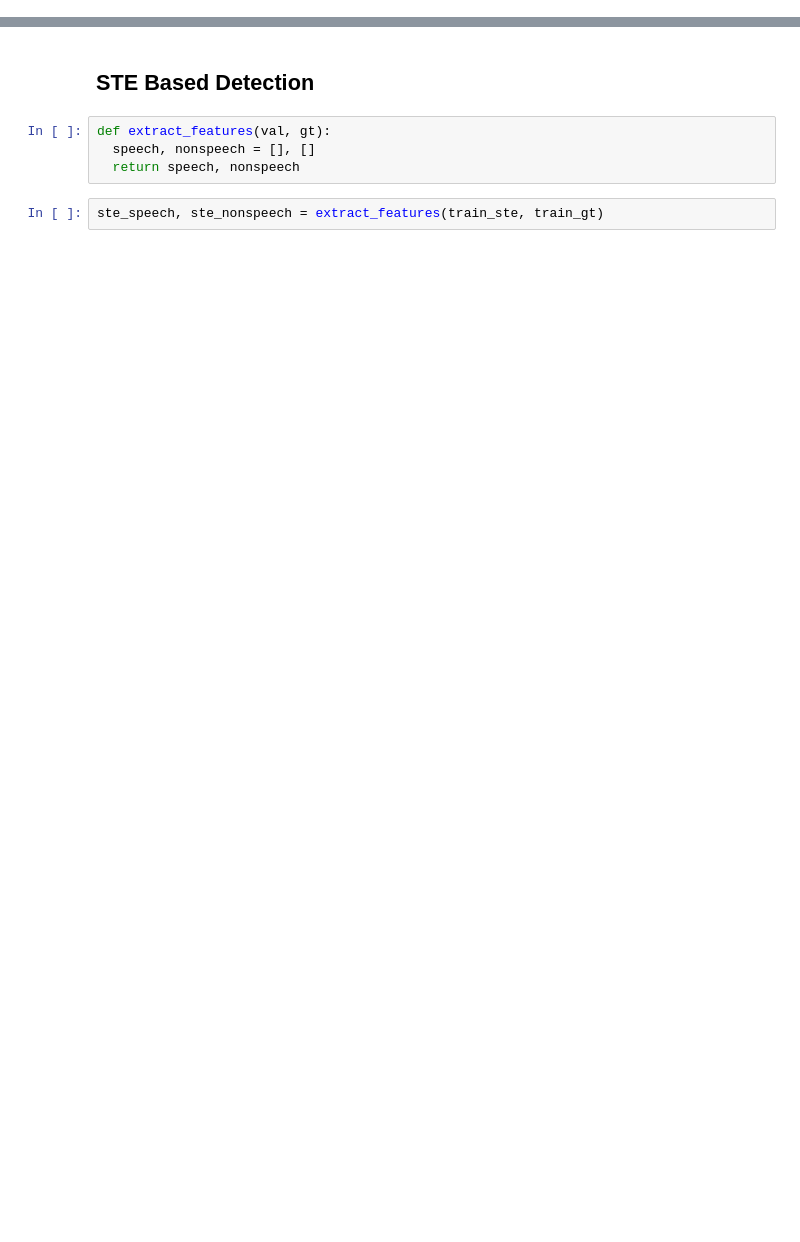
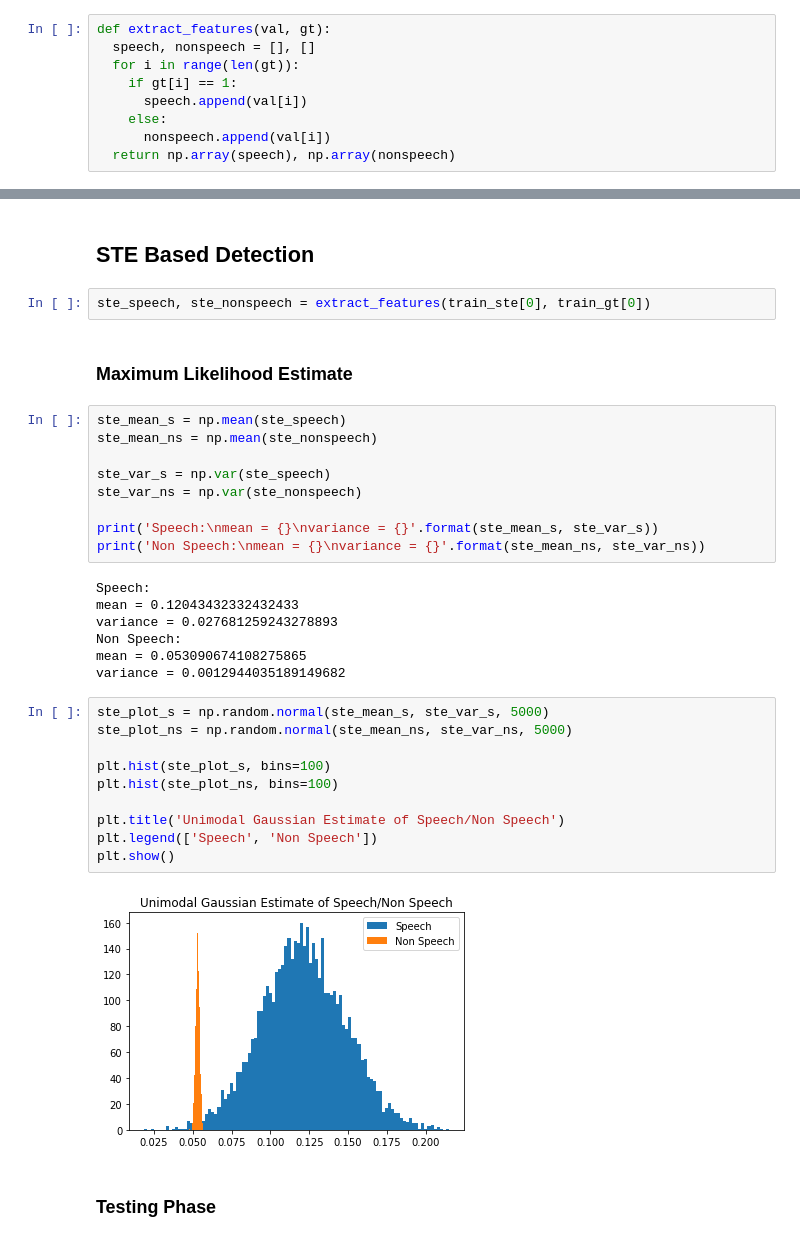
Before and after one commit to its-rajesh/Pattern-Recognition, a Jupyter notebook: PRA1Q1.ipynb, the cells around one changed output, grey strips where cells are left out. Cells and saved outputs as stored; diff of their text form; blank space fills up the shorter version.

```diff
--- a/PRA1Q1.ipynb
+++ b/PRA1Q1.ipynb
@@ -66,0 +83,9 @@ plt.show()
+# %%
+def extract_features(val, gt):
+  speech, nonspeech = [], []
+  for i in range(len(gt)):
+    if gt[i] == 1:
+      speech.append(val[i])
+    else:
+      nonspeech.append(val[i])
+  return np.array(speech), np.array(nonspeech)
@@ -67,8 +111,36 @@ plt.show()
 # %% [markdown]
 ## **STE Based Detection**
-# %%
-def extract_features(val, gt):
-  speech, nonspeech = [], []
-  return speech, nonspeech
 # %%
-ste_speech, ste_nonspeech = extract_features(train_ste, train_gt)
+ste_speech, ste_nonspeech = extract_features(train_ste[0], train_gt[0])
+# %% [markdown]
+### Maximum Likelihood Estimate
+# %%
+ste_mean_s = np.mean(ste_speech)
+ste_mean_ns = np.mean(ste_nonspeech)
+
+ste_var_s = np.var(ste_speech)
+ste_var_ns = np.var(ste_nonspeech)
+
+print('Speech:\nmean = {}\nvariance = {}'.format(ste_mean_s, ste_var_s))
+print('Non Speech:\nmean = {}\nvariance = {}'.format(ste_mean_ns, ste_var_ns))
+# %% [output]
+Speech:
+mean = 0.12043432332432433
+variance = 0.027681259243278893
+Non Speech:
+mean = 0.053090674108275865
+variance = 0.0012944035189149682
+# %%
+ste_plot_s = np.random.normal(ste_mean_s, ste_var_s, 5000)
+ste_plot_ns = np.random.normal(ste_mean_ns, ste_var_ns, 5000)
+
+plt.hist(ste_plot_s, bins=100)
+plt.hist(ste_plot_ns, bins=100)
+
+plt.title('Unimodal Gaussian Estimate of Speech/Non Speech')
+plt.legend(['Speech', 'Non Speech'])
+plt.show()
+# %% [output]
+[figure, added]
+# %% [markdown]
+### Testing Phase
```
Also changed, not shown: parts of 7 cells of this notebook.
